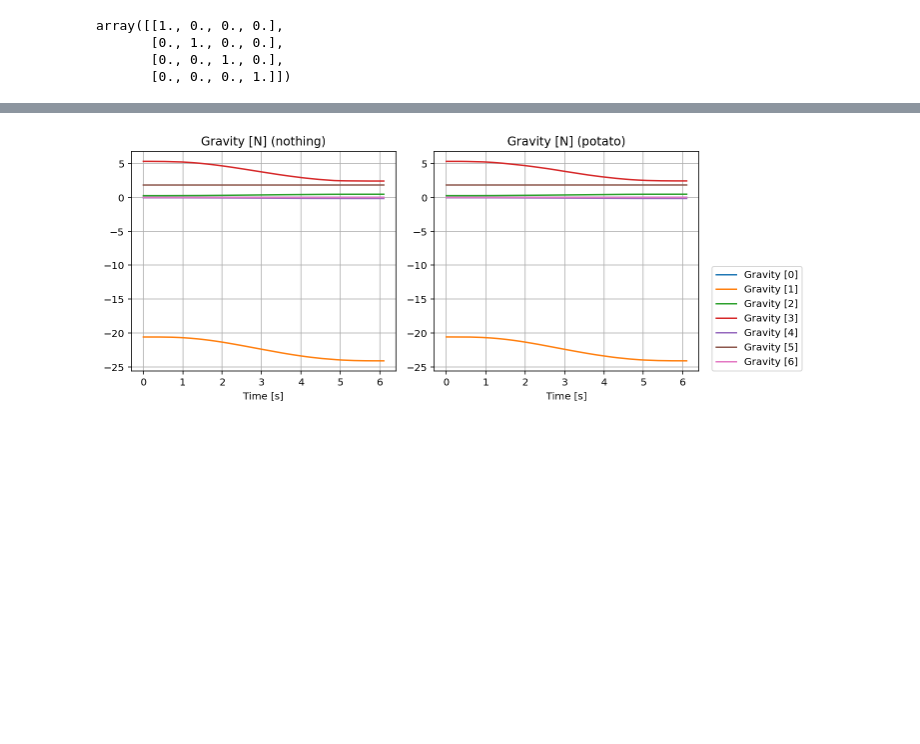
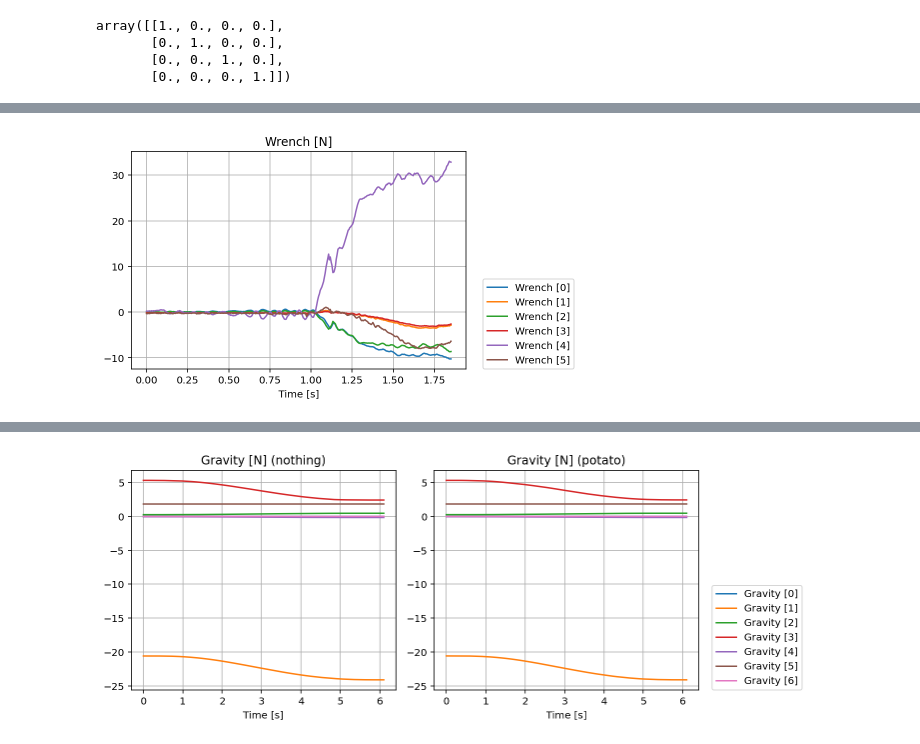
Before and after one commit to eric-heiden/panda-force, a Jupyter notebook: Plot Forces.ipynb, the cells around one changed output, grey strips where cells are left out. Drawn from its saved outputs; the diff is of its cells as text; code cells hidden in the pictures; blank space fills up the shorter version.

```diff
--- a/Plot Forces.ipynb
+++ b/Plot Forces.ipynb
@@ -45,6 +45,11 @@ array([[1., 0., 0., 0.],
        [0., 1., 0., 0.],
        [0., 0., 1., 0.],
        [0., 0., 0., 1.]])
+# %%
+# log1 = json.load(open("logs/log_panda_cut_vertical_edc.json", "r"))
+# log1 = json.load(open("build/log_panda_cut_vertical_edc_potato.json", "r"))
+log1 = json.load(open("logs/cutting/edc/apple1/log_panda_cut_vertical_edc_apple1.json", "r"))
+# log1 = json.load(open("logs/cutting/edc/potato_stumpf/log_panda_cut_vertical_edc_potato_after_multiple_cuts.json", "r"))
 # %%
 def visualize(name, title, label,
               log=log1, show_legend=True):
@@ -70,0 +86,4 @@ def visualize2(name, title, label):
+# %%
+visualize("EE_wrench", "Wrench [N]", "Wrench")
+# %% [output]
+[figure, added]
```
Also changed, not shown: parts of 5 cells of this notebook, 7 other files.
